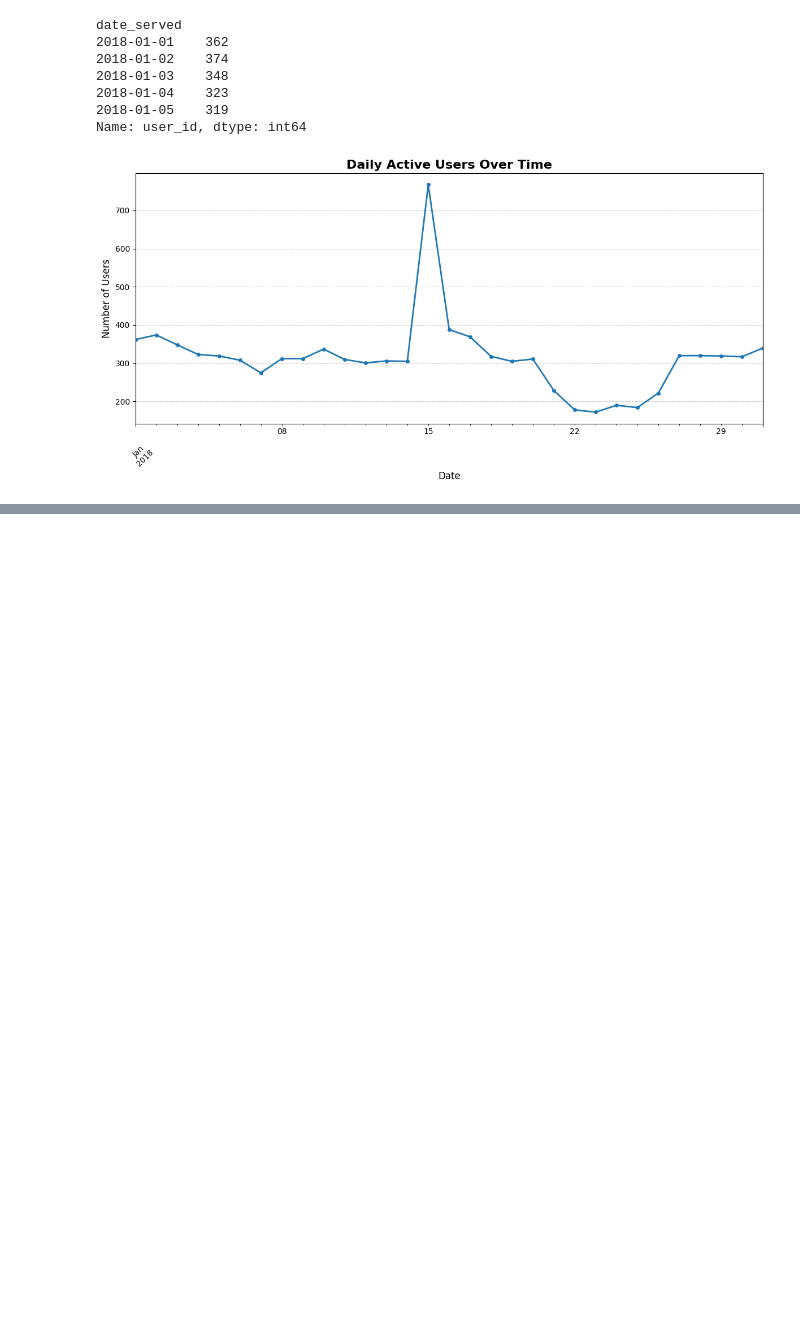
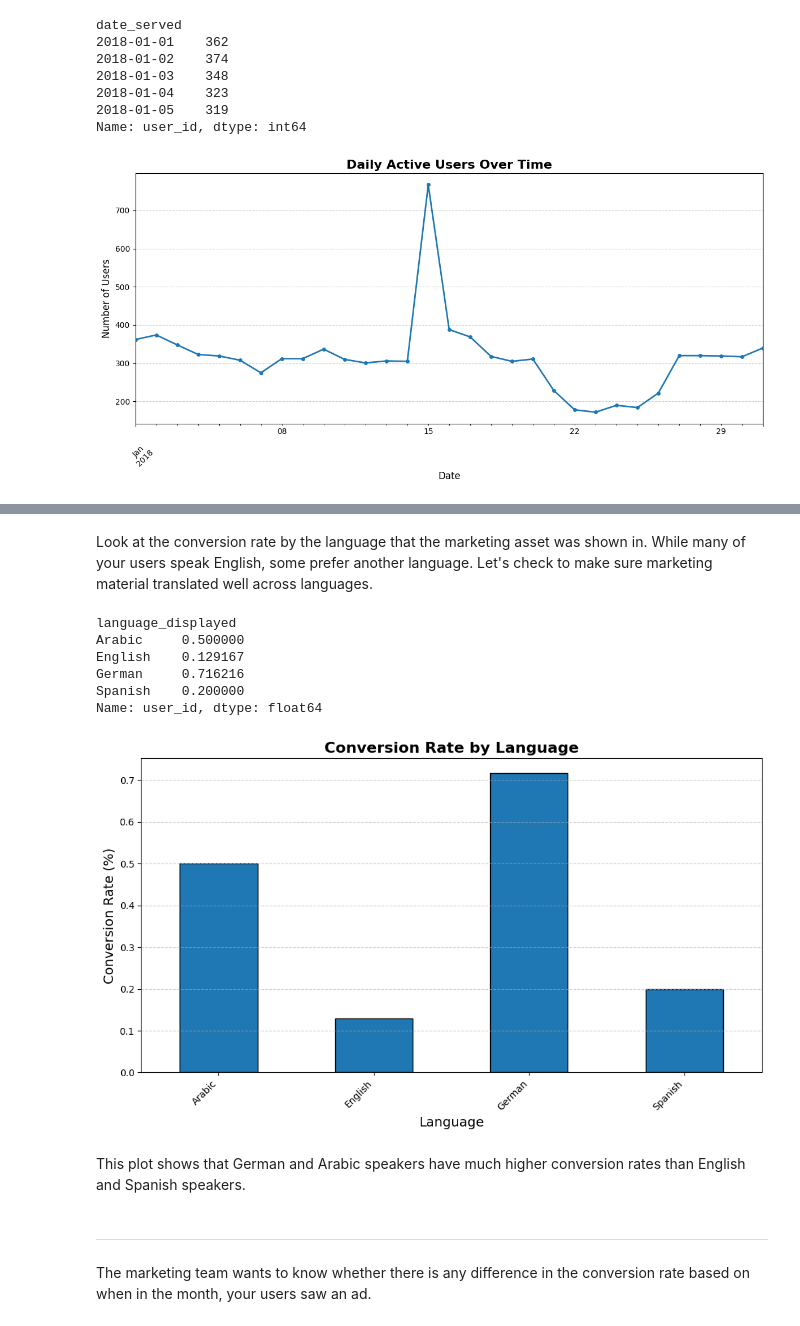
Before and after one commit to Sapanaa/marketing-campaigns, a Jupyter notebook: notebook/02_EDA.ipynb, the cells around one changed output, grey strips where cells are left out. Saved outputs shown, nothing was run; the diff lists cells and outputs as text; code cells hidden in the pictures; blank space fills up the shorter version.

```diff
--- a/notebook/02_EDA.ipynb
+++ b/notebook/02_EDA.ipynb
@@ -72,0 +141,44 @@ plt.show()
+# %% [markdown]
+Look at the conversion rate by the language that the marketing asset was shown in. While many of your users speak English, some prefer another language. Let's check to make sure marketing material translated well across languages.
+# %%
+# Group by language_displayed and count unique users
+total = marketing.groupby(['language_displayed'])['user_id'].nunique()
+
+# Group by language_displayed and count unique conversions
+subscribers = marketing[marketing['converted'] == True].groupby(['language_displayed'])['user_id'].nunique()
+
+# Calculate the conversion rate for all languages
+language_conversion_rate = subscribers/total
+print(language_conversion_rate)
+# %% [output]
+language_displayed
+Arabic     0.500000
+English    0.129167
+German     0.716216
+Spanish    0.200000
+Name: user_id, dtype: float64
+# %%
+plt.figure(figsize=(10, 6))
+
+language_conversion_rate.plot(
+    kind='bar',
+    edgecolor='black'
+)
+
+plt.title('Conversion Rate by Language', fontsize=16, fontweight='bold')
+plt.xlabel('Language', fontsize=14)
+plt.ylabel('Conversion Rate (%)', fontsize=14)
+
+plt.xticks(rotation=45, ha='right')
+plt.grid(axis='y', linestyle='--', alpha=0.6)
+
+plt.tight_layout()
+plt.show()
+# %% [output]
+[figure, added]
+# %% [markdown]
+This plot shows that German and Arabic speakers have much higher conversion rates than English and Spanish speakers.
+# %% [markdown]
+---
+# %% [markdown]
+The marketing team wants to know whether there is any difference in the conversion rate based on when in the month, your users saw an ad.
```
Also changed, not shown: parts of 75 cells of this notebook, 3 other files.
